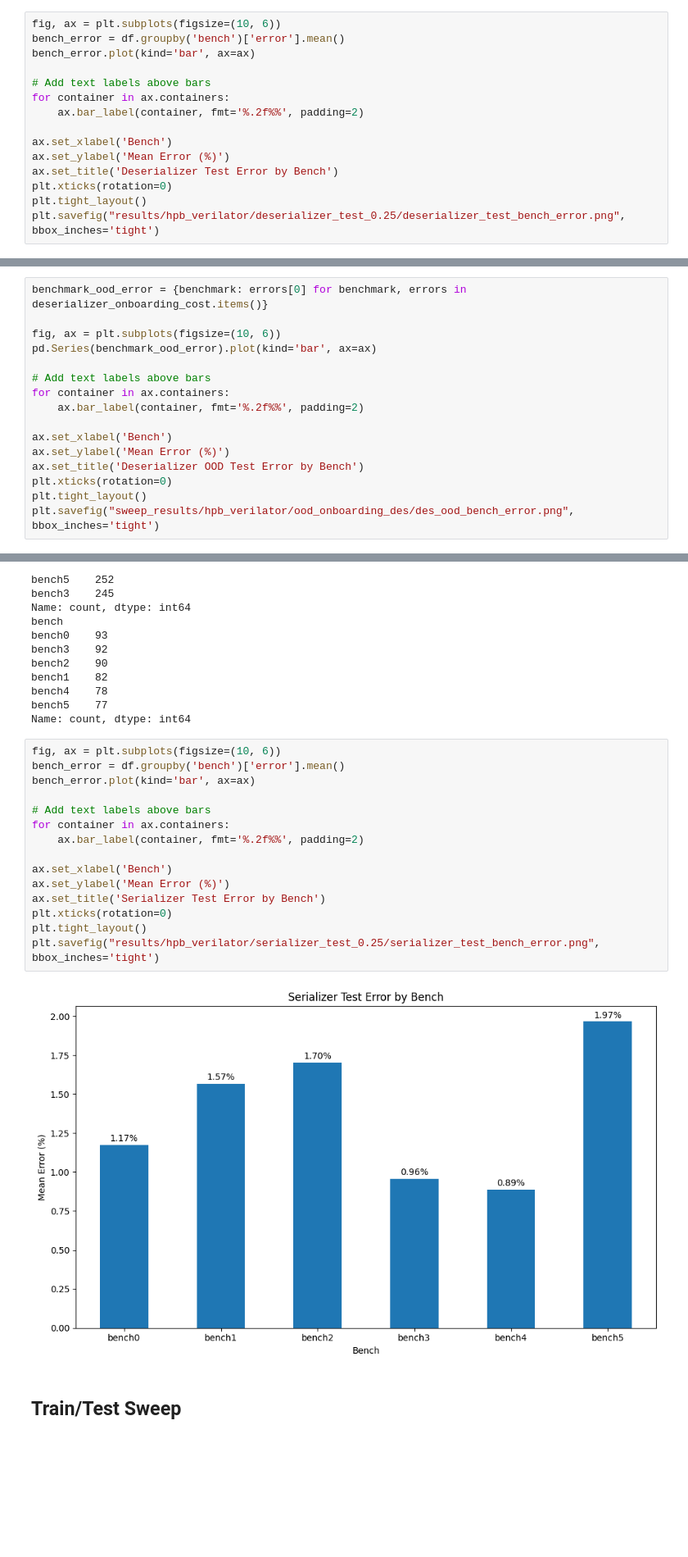
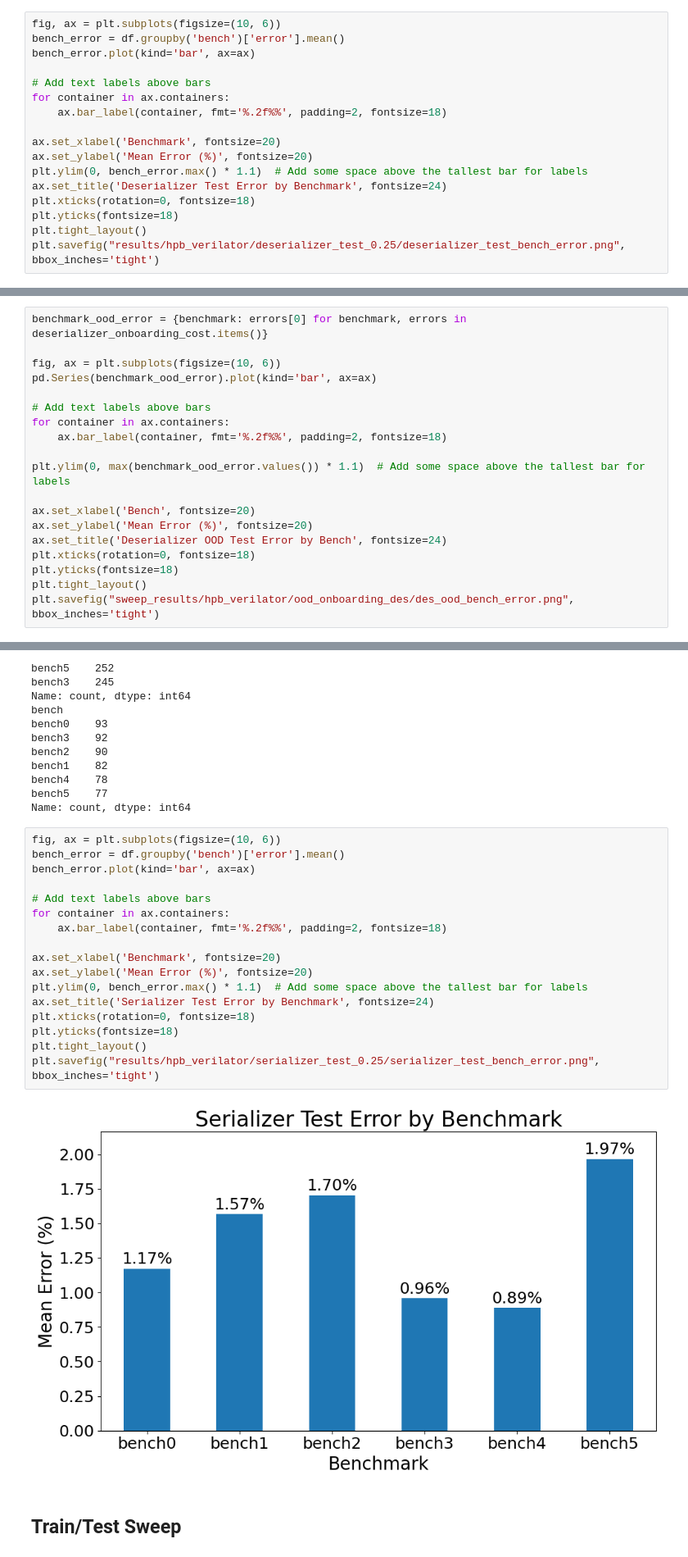
Before and after one commit to ronitnag04/lynx, a Jupyter notebook: ml_model/analysis.ipynb, the cells around one changed output, grey strips where cells are left out. Shown at 82% size. Cells and saved outputs as stored; diff of their text form; blank space fills up the shorter version.

```diff
--- a/ml_model/analysis.ipynb
+++ b/ml_model/analysis.ipynb
@@ -183,12 +183,14 @@ bench_error.plot(kind='bar', ax=ax)
 
 # Add text labels above bars
 for container in ax.containers:
-    ax.bar_label(container, fmt='%.2f%%', padding=2)
+    ax.bar_label(container, fmt='%.2f%%', padding=2, fontsize=18)
 
-ax.set_xlabel('Bench')
-ax.set_ylabel('Mean Error (%)')
-ax.set_title('Deserializer Test Error by Bench')
-plt.xticks(rotation=0)
+ax.set_xlabel('Benchmark', fontsize=20)
+ax.set_ylabel('Mean Error (%)', fontsize=20)
+plt.ylim(0, bench_error.max() * 1.1)  # Add some space above the tallest bar for labels
+ax.set_title('Deserializer Test Error by Benchmark', fontsize=24)
+plt.xticks(rotation=0, fontsize=18)
+plt.yticks(fontsize=18)
 plt.tight_layout()
 plt.savefig("results/hpb_verilator/deserializer_test_0.25/deserializer_test_bench_error.png", bbox_inches='tight')
 # %% [output]
@@ -463,12 +468,15 @@ pd.Series(benchmark_ood_error).plot(kind='bar', ax=ax)
 
 # Add text labels above bars
 for container in ax.containers:
-    ax.bar_label(container, fmt='%.2f%%', padding=2)
+    ax.bar_label(container, fmt='%.2f%%', padding=2, fontsize=18)
 
-ax.set_xlabel('Bench')
-ax.set_ylabel('Mean Error (%)')
-ax.set_title('Deserializer OOD Test Error by Bench')
-plt.xticks(rotation=0)
+plt.ylim(0, max(benchmark_ood_error.values()) * 1.1)  # Add some space above the tallest bar for labels
+
+ax.set_xlabel('Bench', fontsize=20)
+ax.set_ylabel('Mean Error (%)', fontsize=20)
+ax.set_title('Deserializer OOD Test Error by Bench', fontsize=24)
+plt.xticks(rotation=0, fontsize=18)
+plt.yticks(fontsize=18)
 plt.tight_layout()
 plt.savefig("sweep_results/hpb_verilator/ood_onboarding_des/des_ood_bench_error.png", bbox_inches='tight')
 # %% [output]
@@ -693,20 +703,22 @@ Name: count, dtype: int64
 # %%
 fig, ax = plt.subplots(figsize=(10, 6))
 bench_error = df.groupby('bench')['error'].mean()
 bench_error.plot(kind='bar', ax=ax)
 
 # Add text labels above bars
 for container in ax.containers:
-    ax.bar_label(container, fmt='%.2f%%', padding=2)
+    ax.bar_label(container, fmt='%.2f%%', padding=2, fontsize=18)
 
-ax.set_xlabel('Bench')
-ax.set_ylabel('Mean Error (%)')
-ax.set_title('Serializer Test Error by Bench')
-plt.xticks(rotation=0)
+ax.set_xlabel('Benchmark', fontsize=20)
+ax.set_ylabel('Mean Error (%)', fontsize=20)
+plt.ylim(0, bench_error.max() * 1.1)  # Add some space above the tallest bar for labels
+ax.set_title('Serializer Test Error by Benchmark', fontsize=24)
+plt.xticks(rotation=0, fontsize=18)
+plt.yticks(fontsize=18)
 plt.tight_layout()
 plt.savefig("results/hpb_verilator/serializer_test_0.25/serializer_test_bench_error.png", bbox_inches='tight')
 # %% [output]
-[figure, old version]
+[figure, new version]
 # %% [markdown]
 ## Train/Test Sweep
 # %% [markdown]
```
Also changed, not shown: parts of 11 cells of this notebook, 2 other files.
